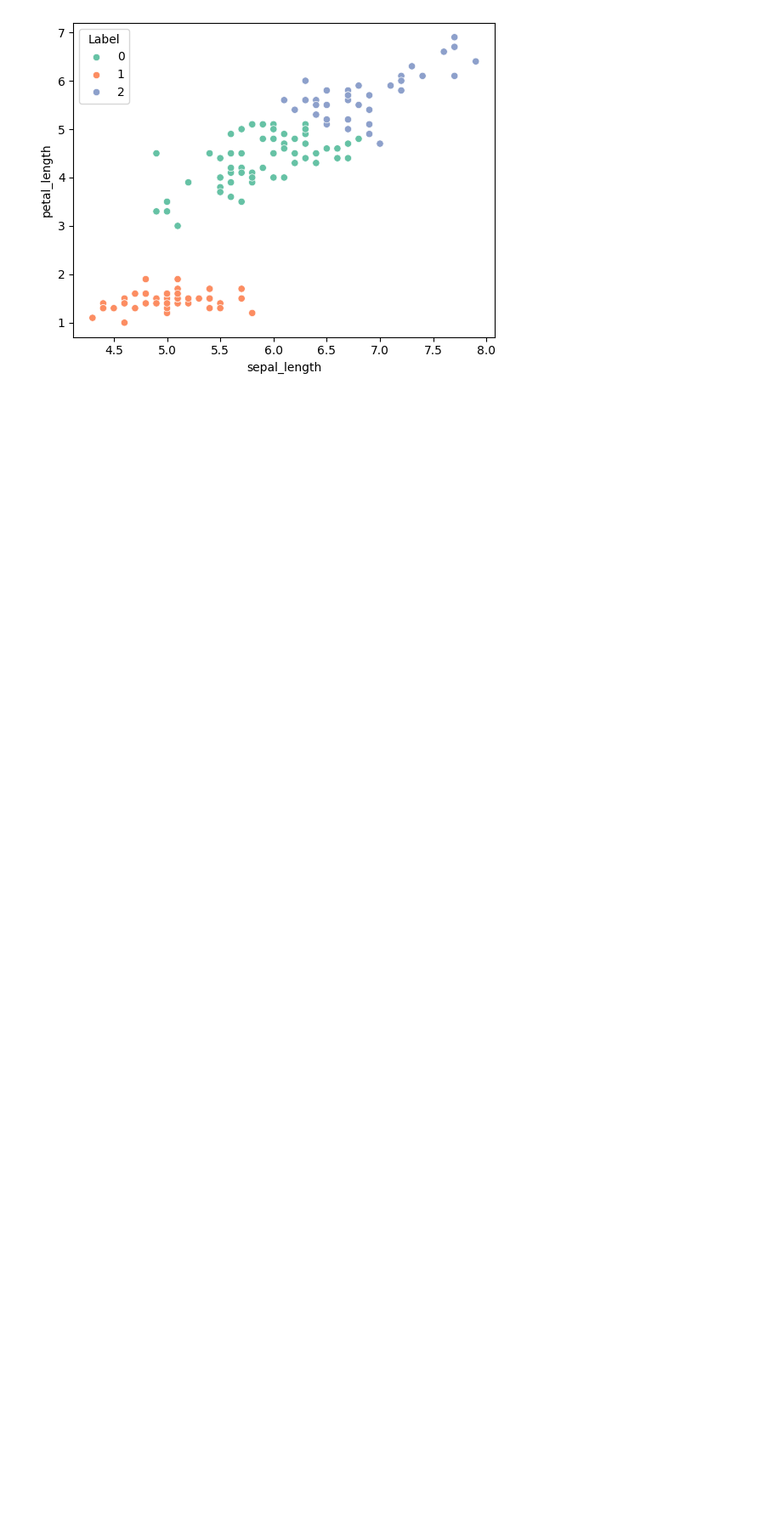
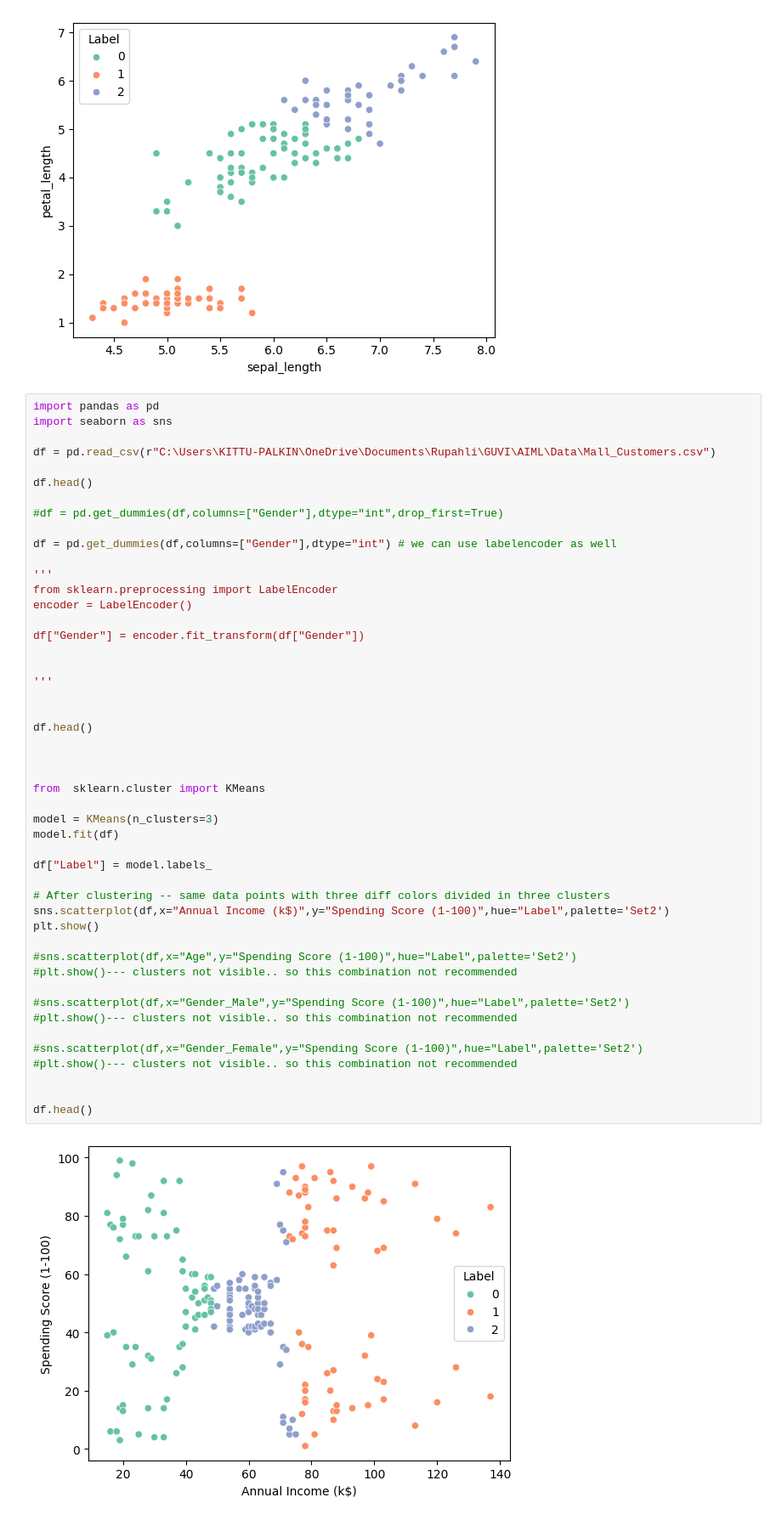
Before and after one commit to rupahli/AIML, a Jupyter notebook: Code/LinearRegression_18thJuly.ipynb, the cells around one changed output. Shown at 85% size. Saved outputs shown, nothing was run; the diff lists cells and outputs as text; blank space fills up the shorter version.

```diff
--- a/Code/LinearRegression_18thJuly.ipynb
+++ b/Code/LinearRegression_18thJuly.ipynb
@@ -938,3 +938,53 @@ plt.show()
 # %% [output]
 [figure]
 [figure]
+# %%
+import pandas as pd
+import seaborn as sns
+
+df = pd.read_csv(r"C:\Users\KITTU-PALKIN\OneDrive\Documents\Rupahli\GUVI\AIML\Data\Mall_Customers.csv")
+
+df.head()
+
+#df = pd.get_dummies(df,columns=["Gender"],dtype="int",drop_first=True)
+
+df = pd.get_dummies(df,columns=["Gender"],dtype="int") # we can use labelencoder as well
+
+'''
+from sklearn.preprocessing import LabelEncoder
+encoder = LabelEncoder()
+
+df["Gender"] = encoder.fit_transform(df["Gender"])
+
+
+'''
+
+
+df.head()
+
+
+
+from  sklearn.cluster import KMeans
+
+model = KMeans(n_clusters=3)
+model.fit(df)
+
+df["Label"] = model.labels_
+
+# After clustering -- same data points with three diff colors divided in three clusters
+sns.scatterplot(df,x="Annual Income (k$)",y="Spending Score (1-100)",hue="Label",palette='Set2')
+plt.show()
+
+#sns.scatterplot(df,x="Age",y="Spending Score (1-100)",hue="Label",palette='Set2')
+#plt.show()--- clusters not visible.. so this combination not recommended
+
+#sns.scatterplot(df,x="Gender_Male",y="Spending Score (1-100)",hue="Label",palette='Set2')
+#plt.show()--- clusters not visible.. so this combination not recommended
+
+#sns.scatterplot(df,x="Gender_Female",y="Spending Score (1-100)",hue="Label",palette='Set2')
+#plt.show()--- clusters not visible.. so this combination not recommended
+
+
+df.head()
+# %% [output]
+[figure, added]
```
Also changed, not shown: parts of 12 cells of this notebook, 1 other file.
